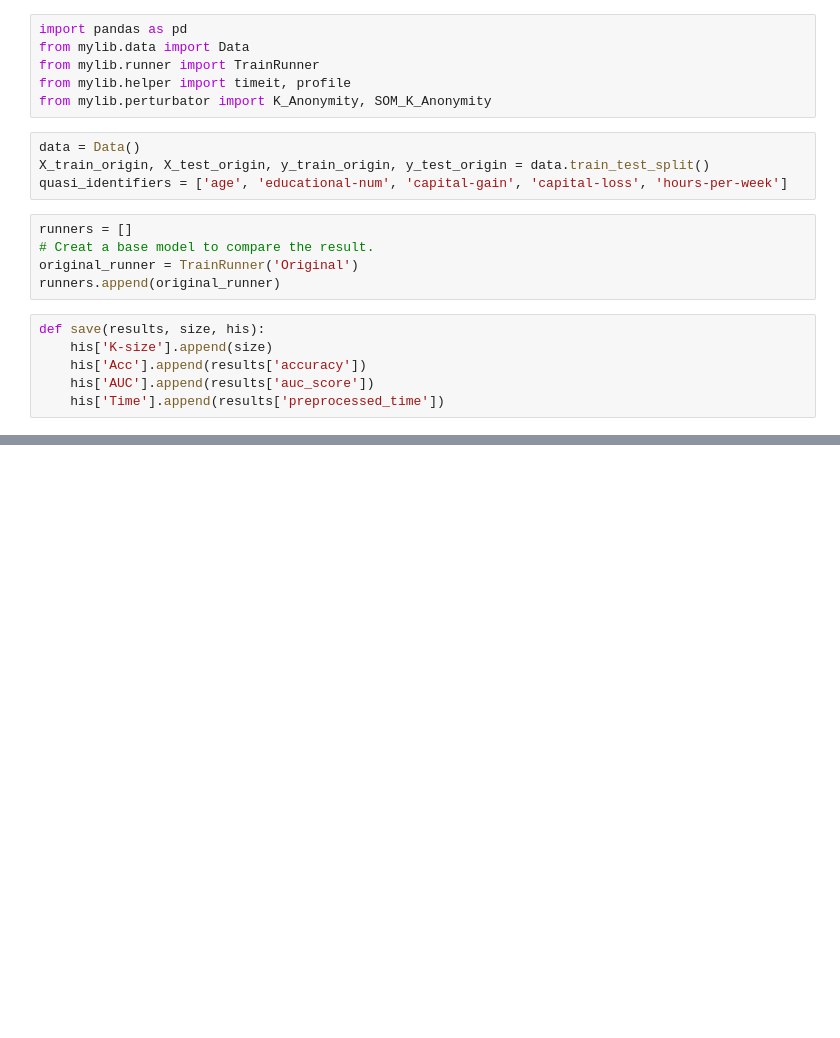
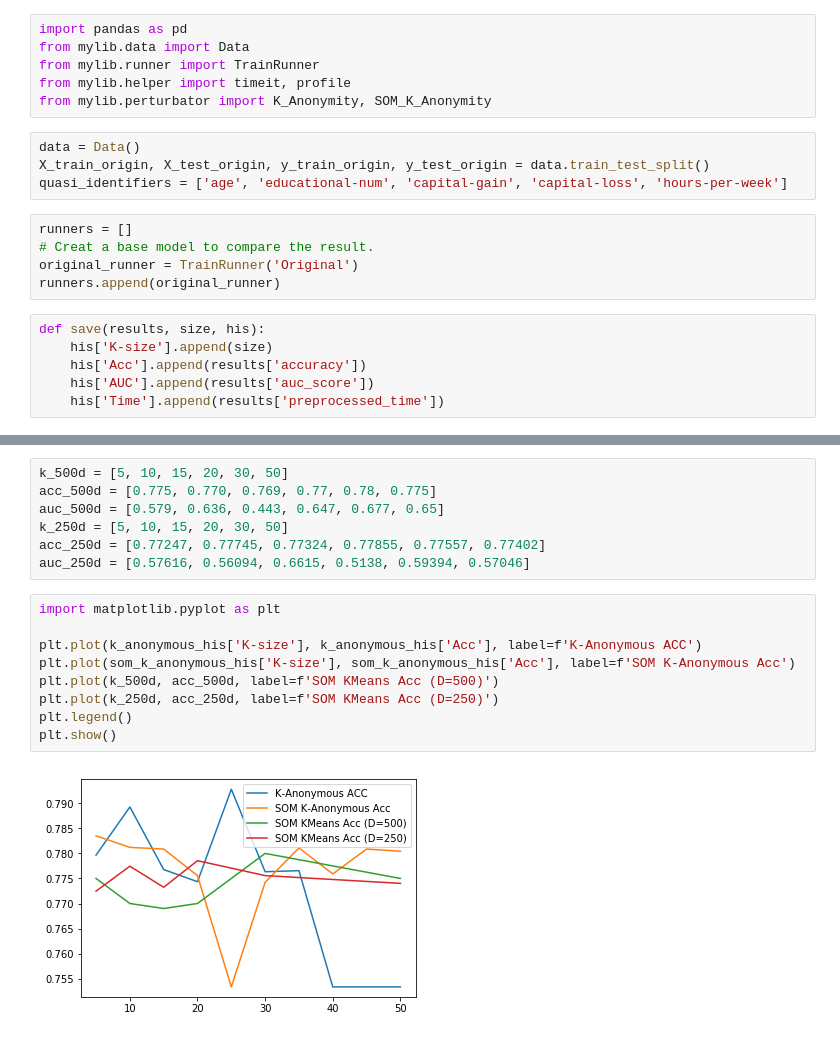
Before and after one commit to PM25/SOM-K-Anonymity, a Jupyter notebook: main.ipynb, the cells around one changed output, grey strips where cells are left out. Saved outputs shown, nothing was run; the diff lists cells and outputs as text; blank space fills up the shorter version.

```diff
--- a/main.ipynb
+++ b/main.ipynb
@@ -69 +72,19 @@ Plot(k_anonymous_his, som_k_anonymous_his)
 <mylib.plot.Plot at 0x...>
+# %%
+k_500d = [5, 10, 15, 20, 30, 50]
+acc_500d = [0.775, 0.770, 0.769, 0.77, 0.78, 0.775]
+auc_500d = [0.579, 0.636, 0.443, 0.647, 0.677, 0.65]
+k_250d = [5, 10, 15, 20, 30, 50]
+acc_250d = [0.77247, 0.77745, 0.77324, 0.77855,	0.77557, 0.77402]
+auc_250d = [0.57616, 0.56094, 0.6615, 0.5138, 0.59394, 0.57046]
+# %%
+import matplotlib.pyplot as plt
+
+plt.plot(k_anonymous_his['K-size'], k_anonymous_his['Acc'], label=f'K-Anonymous ACC')
+plt.plot(som_k_anonymous_his['K-size'], som_k_anonymous_his['Acc'], label=f'SOM K-Anonymous Acc')
+plt.plot(k_500d, acc_500d, label=f'SOM KMeans Acc (D=500)')
+plt.plot(k_250d, acc_250d, label=f'SOM KMeans Acc (D=250)')
+plt.legend()
+plt.show()
+# %% [output]
+[figure, added]
```
Also changed, not shown: parts of 3 cells of this notebook.
